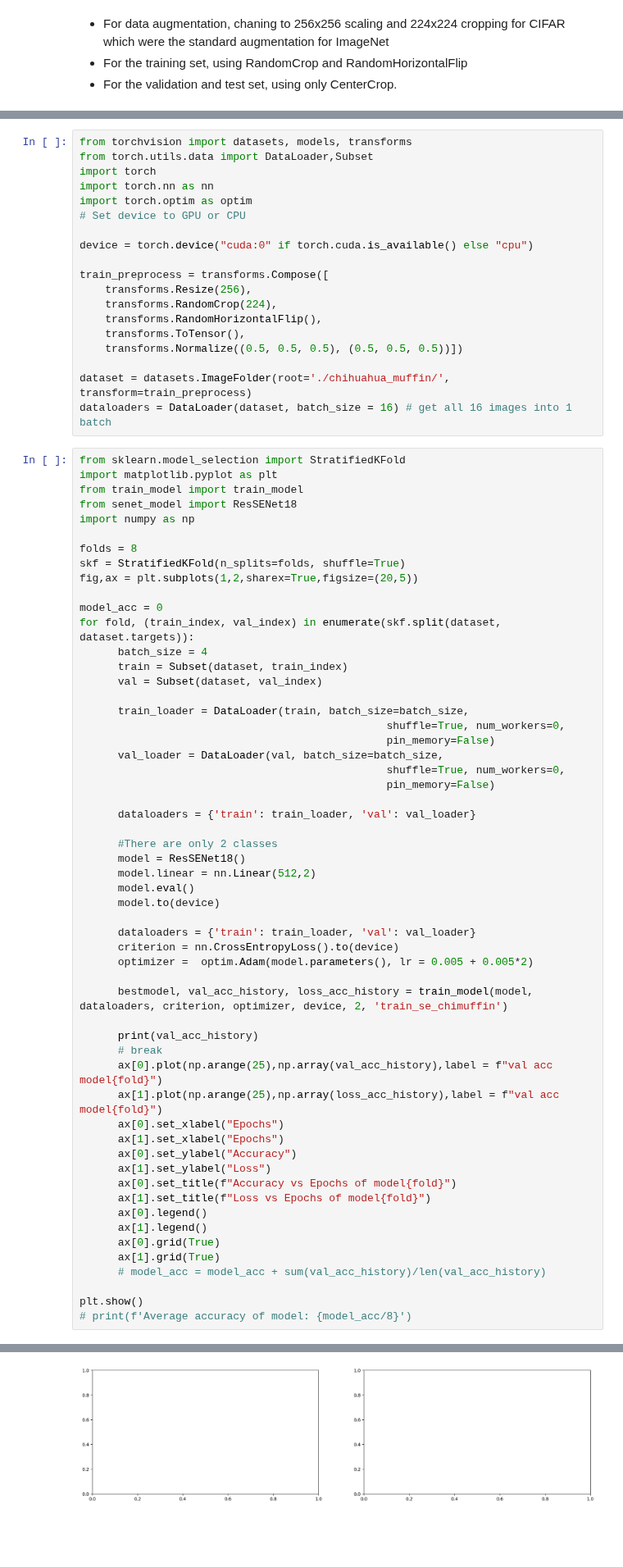
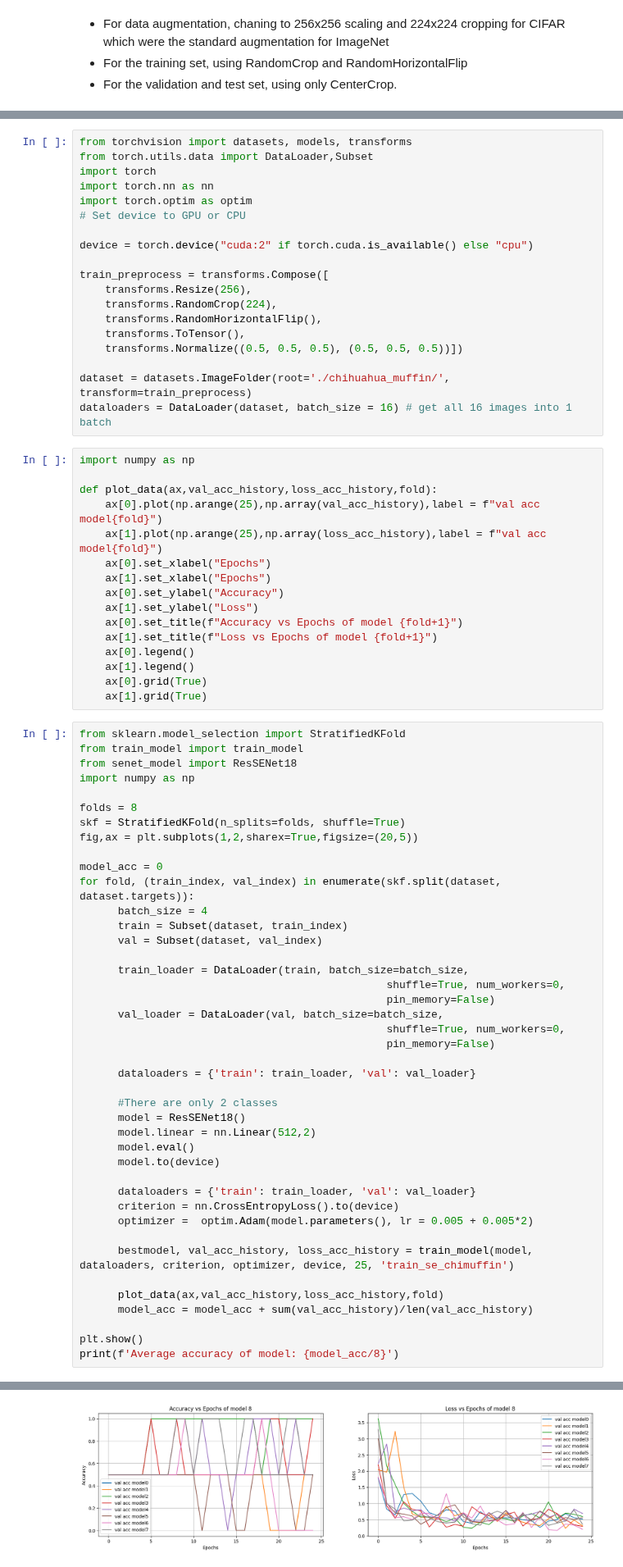
Before and after one commit to guntsvzz/DSAI-AIT, a Jupyter notebook: Course/Recent Trends in Machine Learning/Labolatory/03-ResNet-SqueezeAndExcitation/st123012-03-Resnet-SeNet-GradCam.ipynb, the cells around one changed output, grey strips where cells are left out. Shown at 82% size. Drawn from its saved outputs; the diff is of its cells as text; blank space fills up the shorter version.

```diff
--- a/Course/Recent Trends in Machine Learning/Labolatory/03-ResNet-SqueezeAndExcitation/st123012-03-Resnet-SeNet-GradCam.ipynb
+++ b/Course/Recent Trends in Machine Learning/Labolatory/03-ResNet-SqueezeAndExcitation/st123012-03-Resnet-SeNet-GradCam.ipynb
@@ -439,7 +447,7 @@ import torch.nn as nn
 import torch.optim as optim
 # Set device to GPU or CPU
 
-device = torch.device("cuda:0" if torch.cuda.is_available() else "cpu")
+device = torch.device("cuda:2" if torch.cuda.is_available() else "cpu")
 
 train_preprocess = transforms.Compose([
     transforms.Resize(256),
@@ -450,9 +458,24 @@ train_preprocess = transforms.Compose([
 
 dataset = datasets.ImageFolder(root='./chihuahua_muffin/', transform=train_preprocess)
 dataloaders = DataLoader(dataset, batch_size = 16) # get all 16 images into 1 batch
+# %%
+import numpy as np
+
+def plot_data(ax,val_acc_history,loss_acc_history,fold):
+    ax[0].plot(np.arange(25),np.array(val_acc_history),label = f"val acc model{fold}")
+    ax[1].plot(np.arange(25),np.array(loss_acc_history),label = f"val acc model{fold}")
+    ax[0].set_xlabel("Epochs")
+    ax[1].set_xlabel("Epochs")
+    ax[0].set_ylabel("Accuracy")
+    ax[1].set_ylabel("Loss")
+    ax[0].set_title(f"Accuracy vs Epochs of model {fold+1}")
+    ax[1].set_title(f"Loss vs Epochs of model {fold+1}")
+    ax[0].legend()
+    ax[1].legend()
+    ax[0].grid(True)
+    ax[1].grid(True)
 # %%
 from sklearn.model_selection import StratifiedKFold
-import matplotlib.pyplot as plt
 from train_model import train_model
 from senet_model import ResSENet18
 import numpy as np
@@ -486,24 +509,11 @@ for fold, (train_index, val_index) in enumerate(skf.split(dataset, dataset.targe
       criterion = nn.CrossEntropyLoss().to(device)
       optimizer =  optim.Adam(model.parameters(), lr = 0.005 + 0.005*2)
 
-      bestmodel, val_acc_history, loss_acc_history = train_model(model, dataloaders, criterion, optimizer, device, 2, 'train_se_chimuffin')
+      bestmodel, val_acc_history, loss_acc_history = train_model(model, dataloaders, criterion, optimizer, device, 25, 'train_se_chimuffin')
 
-      print(val_acc_history)
-      # break
-      ax[0].plot(np.arange(25),np.array(val_acc_history),label = f"val acc model{fold}")
-      ax[1].plot(np.arange(25),np.array(loss_acc_history),label = f"val acc model{fold}")
-      ax[0].set_xlabel("Epochs")
-      ax[1].set_xlabel("Epochs")
-      ax[0].set_ylabel("Accuracy")
-      ax[1].set_ylabel("Loss")
-      ax[0].set_title(f"Accuracy vs Epochs of model{fold}")
-      ax[1].set_title(f"Loss vs Epochs of model{fold}")
-      ax[0].legend()
-      ax[1].legend()
-      ax[0].grid(True)
-      ax[1].grid(True)
-      # model_acc = model_acc + sum(val_acc_history)/len(val_acc_history)
+      plot_data(ax,val_acc_history,loss_acc_history,fold)
+      model_acc = model_acc + sum(val_acc_history)/len(val_acc_history)
 
 plt.show()
-# print(f'Average accuracy of model: {model_acc/8}')
+print(f'Average accuracy of model: {model_acc/8}')
 # %% [output]
@@ -528 +543 @@ TypeError: can't convert cuda:0 device type tensor to numpy. Use Tensor.cpu() to
-[figure, old version]
+[figure, new version]
```
Also changed, not shown: parts of 3 cells of this notebook, 2 other files.
